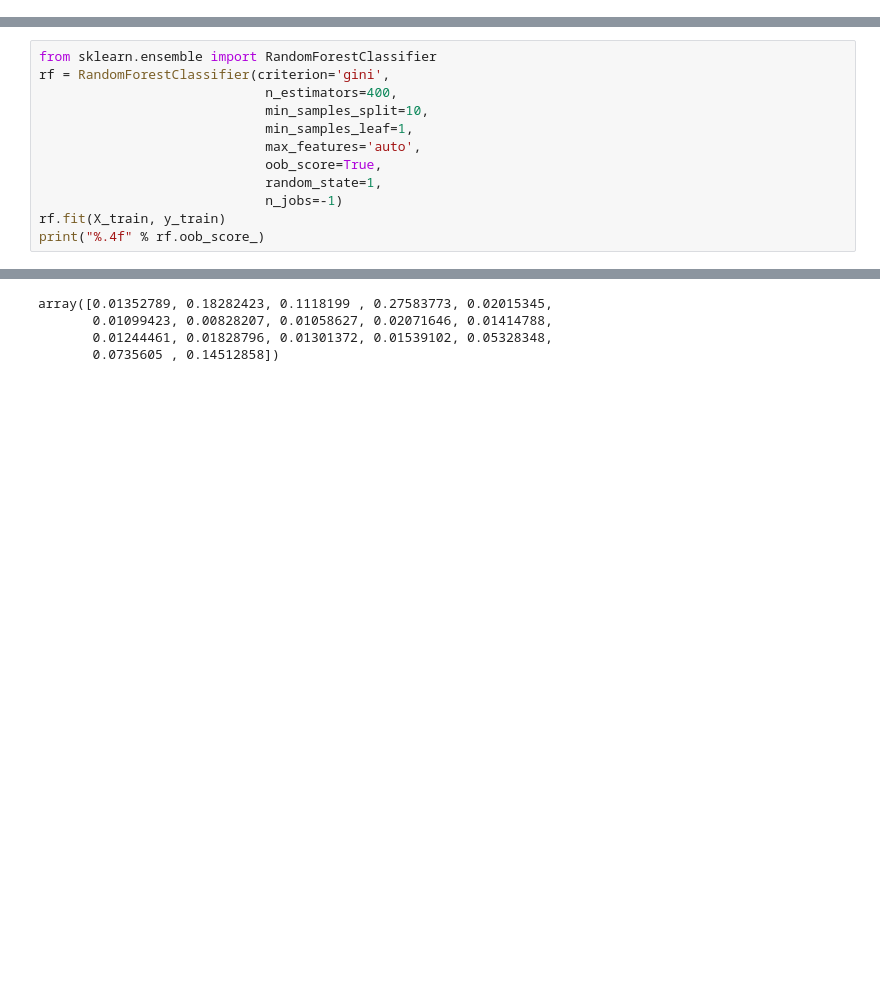
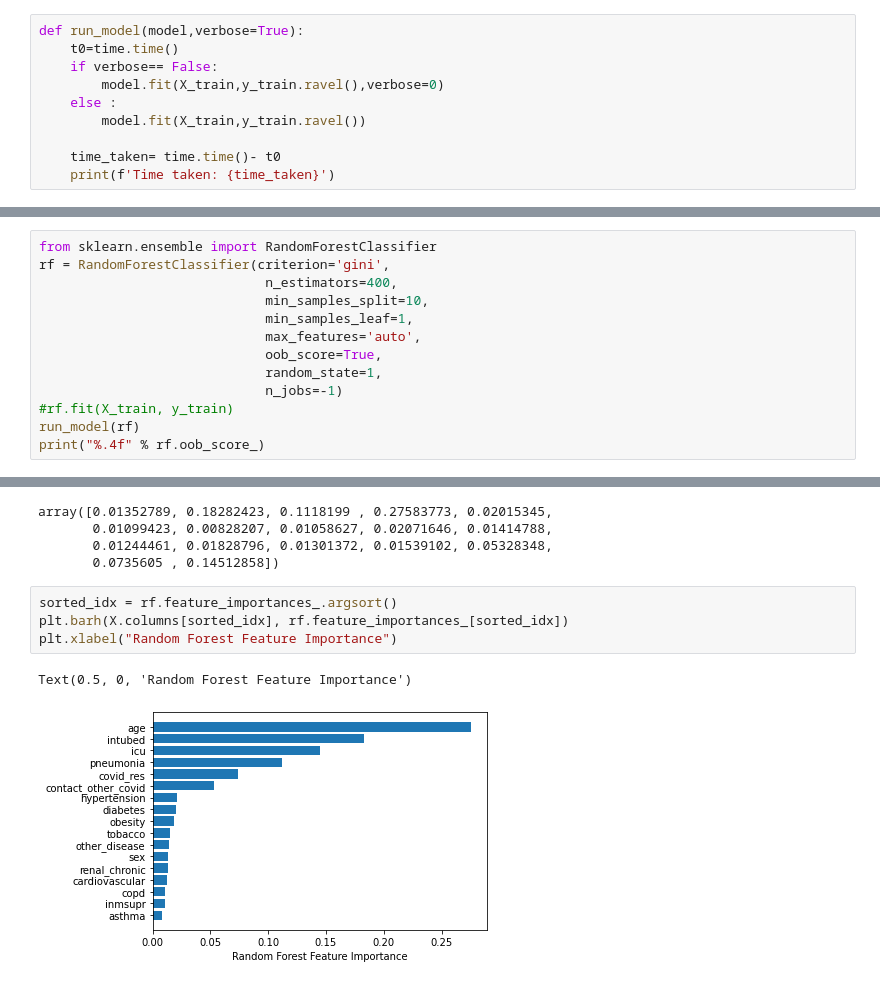
Before and after one commit to Mayank-004/Covid-19-, a Jupyter notebook: Covid19_Death_Predictive_Analysis.ipynb, the cells around one changed output, grey strips where cells are left out. Saved outputs shown, nothing was run; the diff lists cells and outputs as text; blank space fills up the shorter version.

```diff
--- a/Covid19_Death_Predictive_Analysis.ipynb
+++ b/Covid19_Death_Predictive_Analysis.ipynb
@@ -183,6 +183,16 @@ def eval_result(model_name,y_train,y_predtrain,y_test,y_predtest):
     print(classification_report(y_test,y_predtest,digits=5))
     plot_confusion_matrix(model_name, X_test, y_test,cmap=plt.cm.pink, normalize = 'all')
     plot_roc_curve(model_name, X_test, y_test)
+# %%
+def run_model(model,verbose=True):
+    t0=time.time()
+    if verbose== False:
+        model.fit(X_train,y_train.ravel(),verbose=0)
+    else :
+        model.fit(X_train,y_train.ravel())
+
+    time_taken= time.time()- t0
+    print(f'Time taken: {time_taken}')
 # %% [markdown]
 Random Forest
 # %%
@@ -195,6 +205,7 @@ rf = RandomForestClassifier(criterion='gini',
                              oob_score=True,
                              random_state=1,
                              n_jobs=-1)
-rf.fit(X_train, y_train)
+#rf.fit(X_train, y_train)
+run_model(rf)
 print("%.4f" % rf.oob_score_)
 # %% [output]
@@ -232,3 +244,10 @@ array([0.01352789, 0.18282423, 0.1118199 , 0.27583773, 0.02015345,
        0.01099423, 0.00828207, 0.01058627, 0.02071646, 0.01414788,
        0.01244461, 0.01828796, 0.01301372, 0.01539102, 0.05328348,
        0.0735605 , 0.14512858])
+# %%
+sorted_idx = rf.feature_importances_.argsort()
+plt.barh(X.columns[sorted_idx], rf.feature_importances_[sorted_idx])
+plt.xlabel("Random Forest Feature Importance")
+# %% [output]
+Text(0.5, 0, 'Random Forest Feature Importance')
+[figure, added]
```
Also changed, not shown: parts of 3 cells of this notebook.
